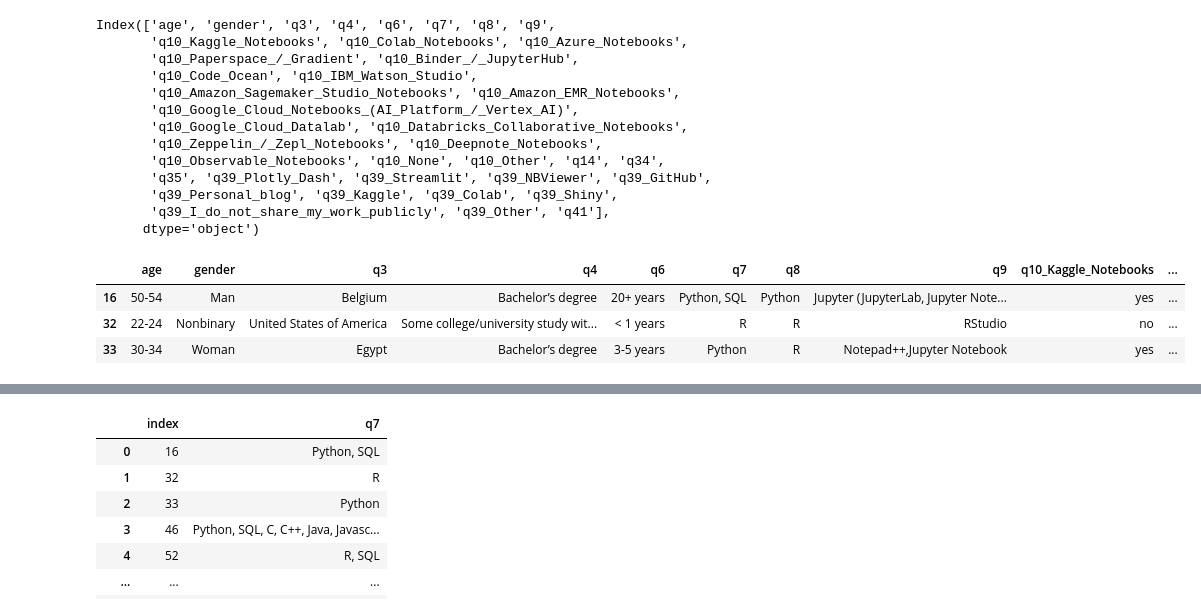
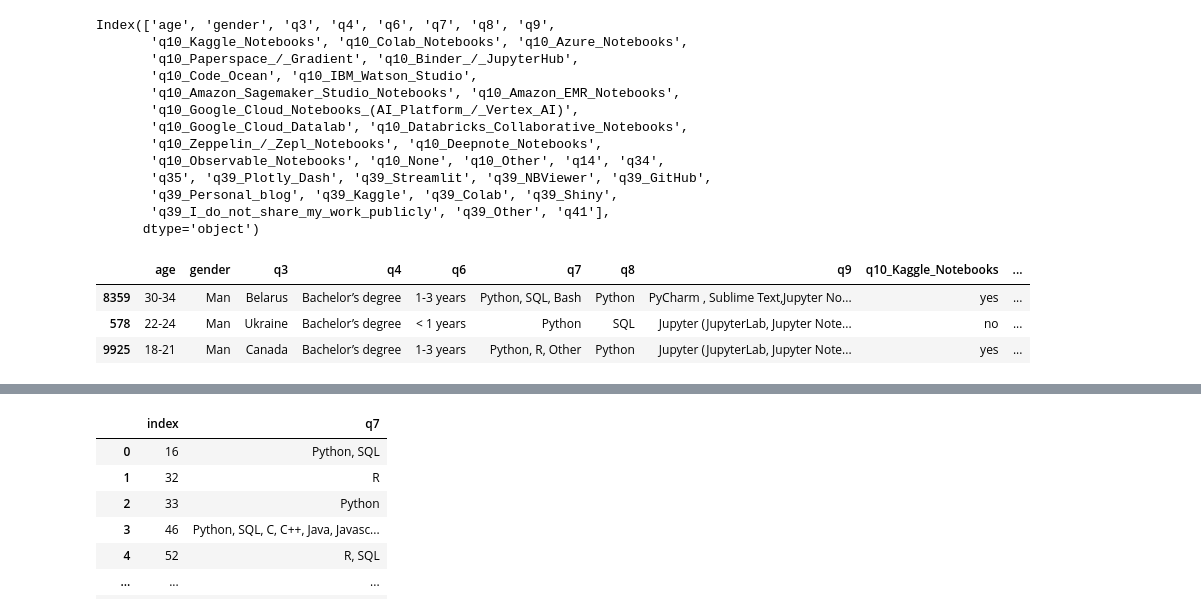
Before and after one commit to MaitaneP/adalab-da-modulo2-proyecto-equipo3, a Jupyter notebook: tratamiento_datos.ipynb, the cells around one changed output, grey strips where cells are left out. Cells and saved outputs as stored; diff of their text form; code cells hidden in the pictures.

```diff
--- a/tratamiento_datos.ipynb
+++ b/tratamiento_datos.ipynb
@@ -67,12 +70,12 @@ df = yes_no(df, 8, 24)
 # %%
 df = yes_no(df, 28, 37)
 # %%
-df.head(3)
+df.sample(3)
 # %% [output]
 |  | age | gender | q3 | q4 | q6 | q7 | q8 | q9 | q10_Kaggle_Notebooks | ... |
-| 16 | 50-54 | Man | Belgium | Bachelor’s degree | 20+ years | Python, SQL | Python | Jupyter (JupyterLab, Jupyter Note... | yes | ... |
-| 32 | 22-24 | Nonbinary | United States of America | Some college/university study wit... | < 1 years | R | R | RStudio | no | ... |
-| 33 | 30-34 | Woman | Egypt | Bachelor’s degree | 3-5 years | Python | R | Notepad++,Jupyter Notebook | yes | ... |
+| 8359 | 30-34 | Man | Belarus | Bachelor’s degree | 1-3 years | Python, SQL, Bash | Python | PyCharm , Sublime Text,Jupyter No... | yes | ... |
+| 578 | 22-24 | Man | Ukraine | Bachelor’s degree | < 1 years | Python | SQL | Jupyter (JupyterLab, Jupyter Note... | no | ... |
+| 9925 | 18-21 | Man | Canada | Bachelor’s degree | 1-3 years | Python, R, Other | Python | Jupyter (JupyterLab, Jupyter Note... | yes | ... |
 # %%
 df.isnull().sum().reset_index().T
 # %% [output]
```
Also changed, not shown: parts of 23 cells of this notebook.
